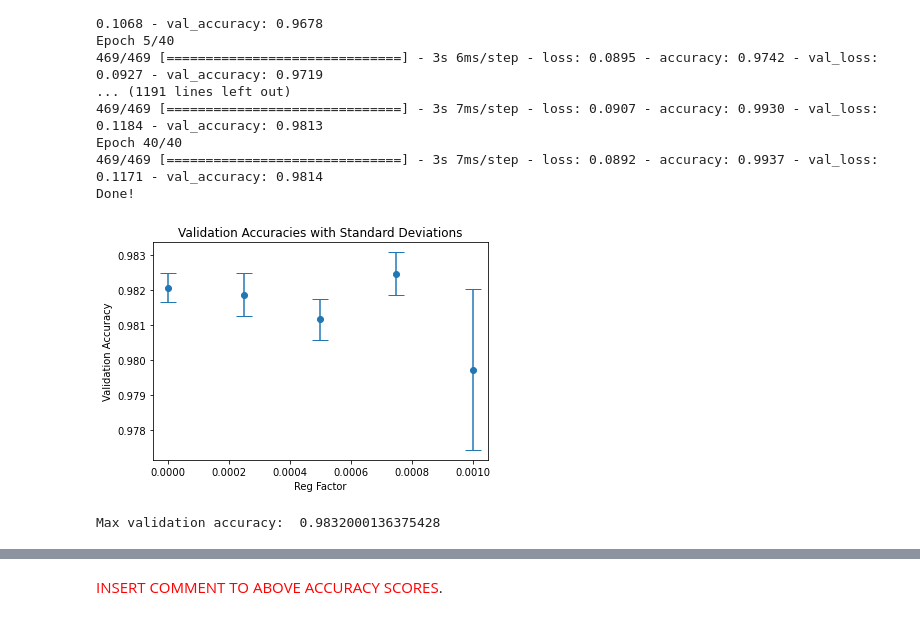
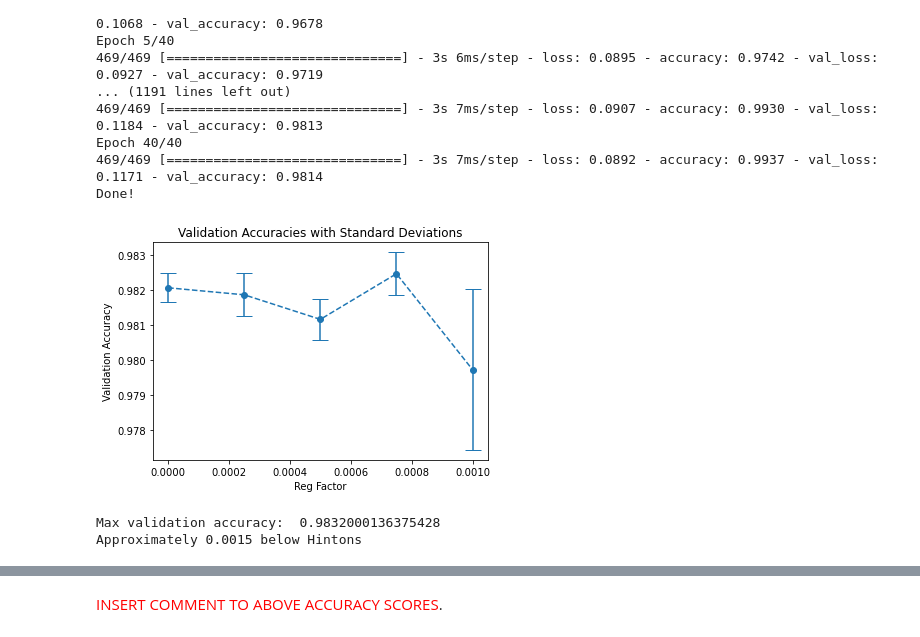
Before and after one commit to LeniaMalki/DataScienceAndAI, a Jupyter notebook: 6.Neural networks/Assignment 6 Answers.ipynb, the cells around one changed output, grey strips where cells are left out. Cells and saved outputs as stored; diff of their text form; code cells hidden in the pictures.

```diff
--- a/6.Neural networks/Assignment 6 Answers.ipynb
+++ b/6.Neural networks/Assignment 6 Answers.ipynb
@@ -298,18 +298,21 @@ for k in range(len(i)):
 # %%
 # Plot final validation accuracies with standard deviations
 
 plt.xlabel("Reg Factor")
 plt.ylabel("Validation Accuracy")
 plt.title("Validation Accuracies with Standard Deviations")
 
 regFactors = np.linspace(0.000001,0.001,5) # Same as regFactors
 plt.scatter(regFactors, means)
 
-plt.errorbar(regFactors, means, sds, linestyle='none', fmt='o', markersize=4, capsize=8)
+plt.errorbar(regFactors, means, sds, linestyle='--', fmt='o', markersize=4, capsize=8)
 plt.show()
 # %% [output]
-[figure, old version]
+[figure, new version]
 # %%
 print("Max validation accuracy: ", np.max(df_2D['Test']))
+k = 0.9847-np.max(df_2D['Test'])
+print('Approximately ' + str(round(k,4))+ ' below Hintons')
 # %% [output]
 Max validation accuracy:  0.9832000136375428
+Approximately 0.0015 below Hintons
```
Also changed, not shown: parts of 3 cells of this notebook.
